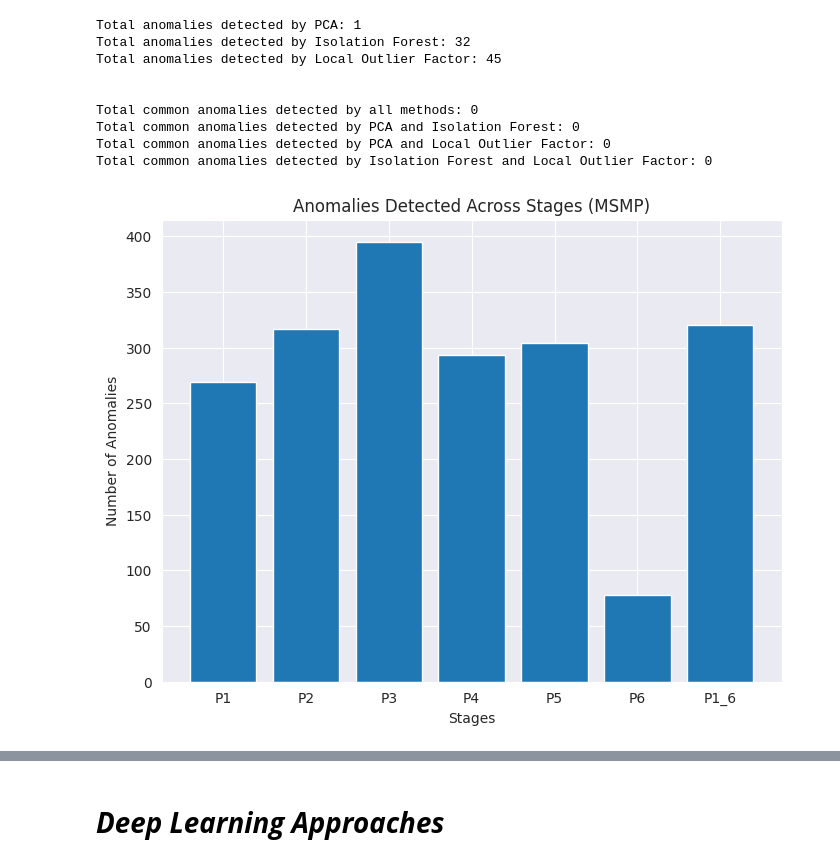
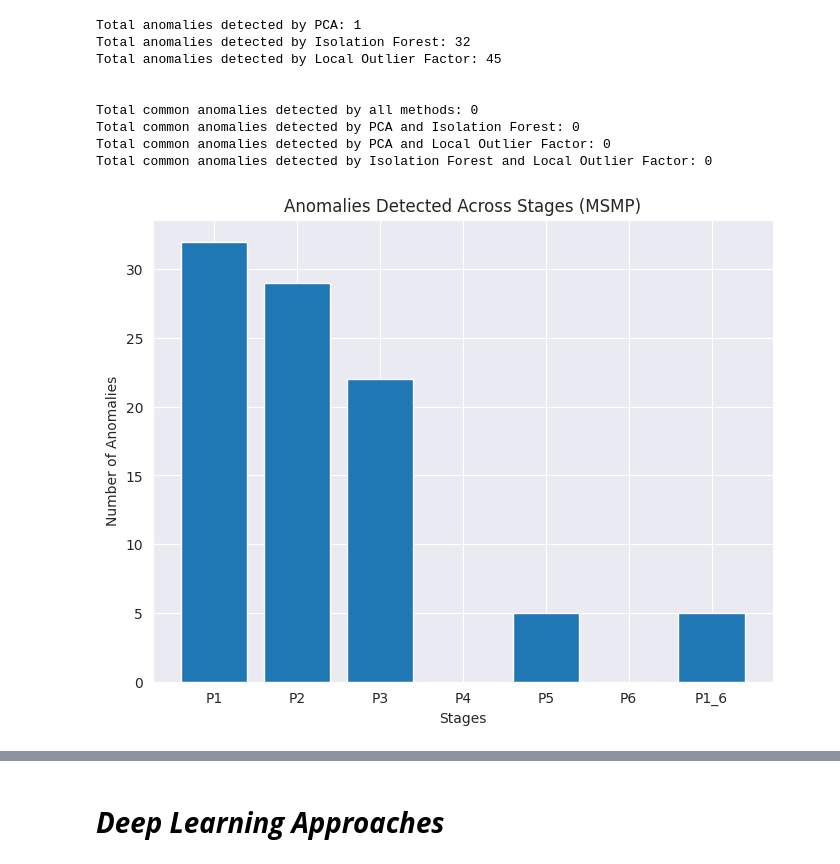
Before and after one commit to ClovisDyArx/cyberml_projet, a Jupyter notebook: dataset2_subject1_new_dataset.ipynb, the cells around one changed output, grey strips where cells are left out. Drawn from its saved outputs; the diff is of its cells as text; code cells hidden in the pictures.

```diff
--- a/dataset2_subject1_new_dataset.ipynb
+++ b/dataset2_subject1_new_dataset.ipynb
@@ -883,6 +1020,7 @@ anomaly_scores_lof, anomalies_lof = metrics_lof(scaled_data)
 
 #### ***Combining Anomalies***
 combined_anomalies = anomalies_pca | anomalies_iforest | anomalies_lof
+combined_anomalies_p3_and = anomalies_pca & anomalies_iforest & anomalies_lof
 
 p3['Anomaly'] = combined_anomalies
 p3['Reconstruction_Error'] = reconstruction_error
@@ -931,6 +1069,7 @@ anomaly_scores_lof, anomalies_lof = metrics_lof(scaled_data)
 
 #### ***Combining Anomalies***
 combined_anomalies = anomalies_pca | anomalies_iforest | anomalies_lof
+combined_anomalies_p4_and = anomalies_pca & anomalies_iforest & anomalies_lof
 
 p4['Anomaly'] = combined_anomalies
 p4['Reconstruction_Error'] = reconstruction_error
@@ -979,6 +1118,7 @@ anomaly_scores_lof, anomalies_lof = metrics_lof(scaled_data)
 
 #### ***Combining Anomalies***
 combined_anomalies = anomalies_pca | anomalies_iforest | anomalies_lof
+combined_anomalies_p5_and = anomalies_pca & anomalies_iforest & anomalies_lof
 
 p5['Anomaly'] = combined_anomalies
 p5['Reconstruction_Error'] = reconstruction_error
@@ -1027,6 +1167,7 @@ anomaly_scores_lof, anomalies_lof = metrics_lof(scaled_data)
 
 #### ***Combining Anomalies***
 combined_anomalies = anomalies_pca | anomalies_iforest | anomalies_lof
+combined_anomalies_p6_and = anomalies_pca & anomalies_iforest & anomalies_lof
 
 p6['Anomaly'] = combined_anomalies
 p6['Reconstruction_Error'] = reconstruction_error
@@ -1059,22 +1200,22 @@ Total common anomalies detected by PCA and Local Outlier Factor: 0
 Total common anomalies detected by Isolation Forest and Local Outlier Factor: 0
 # %%
 anomalies_count = {
-    "P1": np.sum(p1['Anomaly']),
-    "P2": np.sum(p2['Anomaly']),
-    "P3": np.sum(p3['Anomaly']),
-    "P4": np.sum(p4['Anomaly']),
-    "P5": np.sum(p5['Anomaly']),
-    "P6": np.sum(p6['Anomaly']),
-    "P1_6": np.sum(p1_6['Anomaly'])
+    "P1": np.sum(combined_anomalies_p1_and),
+    "P2": np.sum(combined_anomalies_p2_and),
+    "P3": np.sum(combined_anomalies_p3_and),
+    "P4": np.sum(combined_anomalies_p4_and),
+    "P5": np.sum(combined_anomalies_p5_and),
+    "P6": np.sum(combined_anomalies_p6_and),
+    "P1_6": np.sum(combined_anomalies_p1_6_and)
 }
 
 plt.figure(figsize=(8, 6))
 plt.bar(anomalies_count.keys(), anomalies_count.values())
 plt.title('Anomalies Detected Across Stages (MSMP)')
 plt.ylabel('Number of Anomalies')
 plt.xlabel('Stages')
 plt.show()
 # %% [output]
-[figure, old version]
+[figure, new version]
 # %%
 combined_anomalies = (
```
Also changed, not shown: parts of 19 cells of this notebook.
